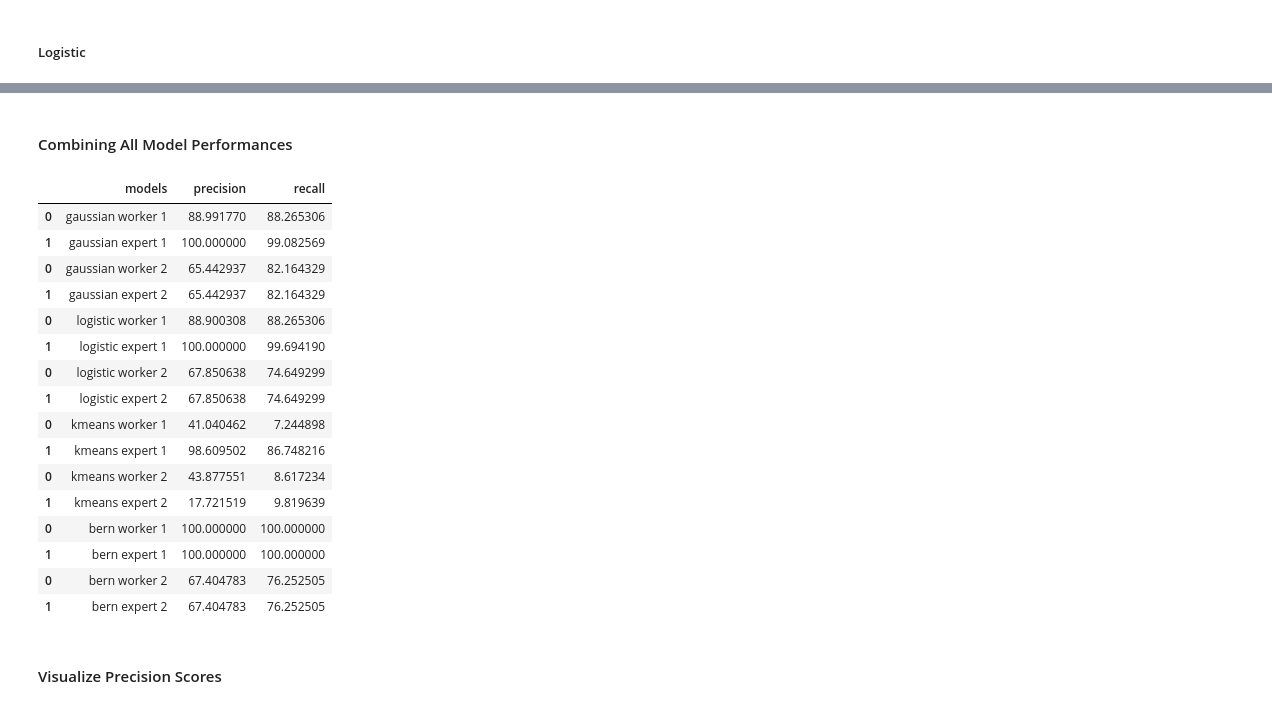
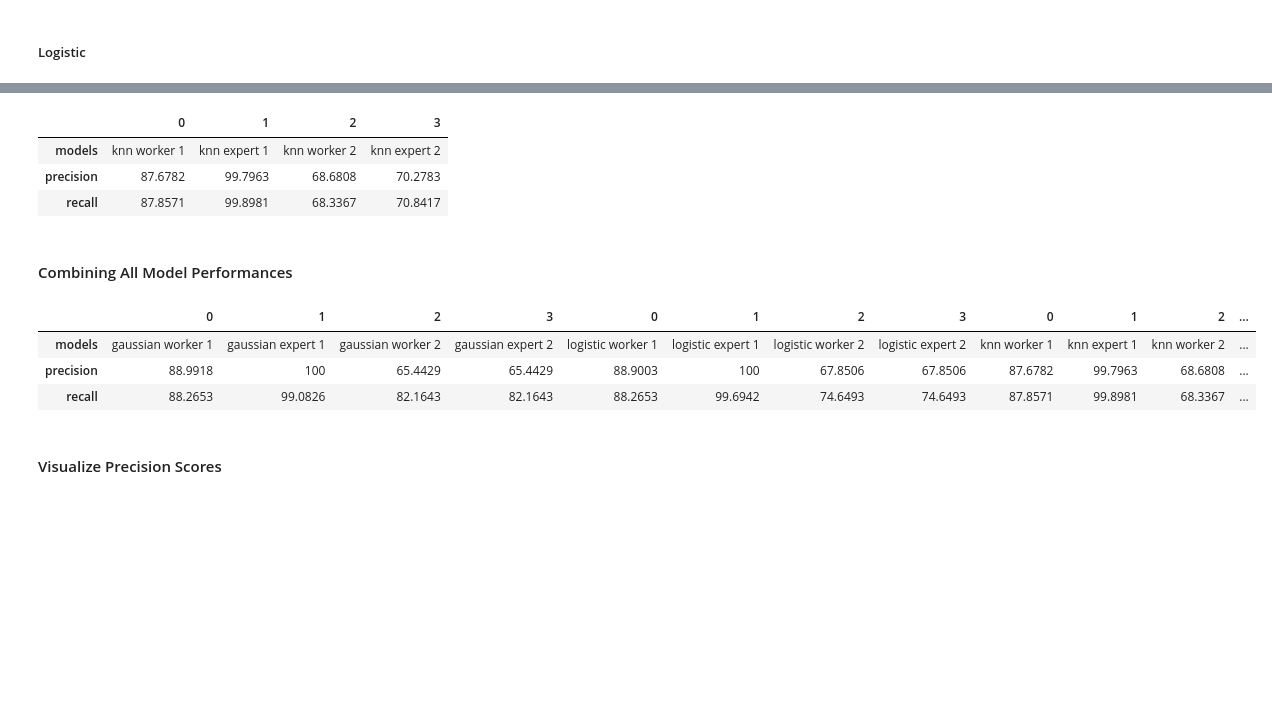
Before and after one commit to Paul-mwaura/CrowdsourcingML, a Jupyter notebook: Amazon_CrowdsourcingML_Final_Python_Notebook.ipynb, the cells around one changed output, grey strips where cells are left out. Saved outputs shown, nothing was run; the diff lists cells and outputs as text; code cells hidden in the pictures; blank space fills up the shorter version.

```diff
--- a/Amazon_CrowdsourcingML_Final_Python_Notebook.ipynb
+++ b/Amazon_CrowdsourcingML_Final_Python_Notebook.ipynb
@@ -547,7 +645,7 @@ KMeans accuracy score: 48.02231237322515%
 # %%
-kmeans_preds = pd.DataFrame.sparse.from_spmatrix(kmeans_preds)
-kmeans_preds.columns=['worker_reviews', 'expert_reviews']
-kmeans_preds.head()
+knn_preds = pd.DataFrame.sparse.from_spmatrix(knn_preds)
+knn_preds.columns=['worker_reviews', 'expert_reviews']
+knn_preds.head()
 # %% [output]
 |  | worker_reviews | expert_reviews |
 | 0 | 0.0 | 0.0 |
@@ -1431,26 +1246,37 @@ bern
+# %%
+precision = pd.DataFrame()
+recall = pd.DataFrame()
+knn = pd.DataFrame()
+
+precision['precision'] = [knn_worker_precision_1, knn_expert_precision_1,
+                          knn_worker_precision_2, knn_expert_precision_2]
+
+recall['recall'] = [knn_worker_recall_1, knn_expert_recall_1,
+                    knn_worker_recall_2, knn_expert_recall_2]
+
+knn['models'] = ['knn worker 1', 'knn expert 1',
+                    'knn worker 2', 'knn expert 2']
+
+
+
+knn = pd.concat([knn, precision, recall], axis=1)
+
+knn.T
+# %% [output]
+|  | 0 | 1 | 2 | 3 |
+| models | knn worker 1 | knn expert 1 | knn worker 2 | knn expert 2 |
+| precision | 87.6782 | 99.7963 | 68.6808 | 70.2783 |
+| recall | 87.8571 | 99.8981 | 68.3367 | 70.8417 |
 # %% [markdown]
 #### Combining All Model Performances
 # %%
-models = pd.concat([gaussian, logistic, kmeans, bern], axis=0)
-models
+models = pd.concat([gaussian, logistic, knn], axis=0)
+models.T
 # %% [output]
-|  | models | precision | recall |
-| 0 | gaussian worker 1 | 88.991770 | 88.265306 |
-| 1 | gaussian expert 1 | 100.000000 | 99.082569 |
-| 0 | gaussian worker 2 | 65.442937 | 82.164329 |
-| 1 | gaussian expert 2 | 65.442937 | 82.164329 |
-| 0 | logistic worker 1 | 88.900308 | 88.265306 |
-| 1 | logistic expert 1 | 100.000000 | 99.694190 |
-| 0 | logistic worker 2 | 67.850638 | 74.649299 |
-| 1 | logistic expert 2 | 67.850638 | 74.649299 |
-| 0 | kmeans worker 1 | 41.040462 | 7.244898 |
-| 1 | kmeans expert 1 | 98.609502 | 86.748216 |
-| 0 | kmeans worker 2 | 43.877551 | 8.617234 |
-| 1 | kmeans expert 2 | 17.721519 | 9.819639 |
-| 0 | bern worker 1 | 100.000000 | 100.000000 |
-| 1 | bern expert 1 | 100.000000 | 100.000000 |
-| 0 | bern worker 2 | 67.404783 | 76.252505 |
-| 1 | bern expert 2 | 67.404783 | 76.252505 |
+|  | 0 | 1 | 2 | 3 | 0 | 1 | 2 | 3 | 0 | 1 | 2 | ... |
+| models | gaussian worker 1 | gaussian expert 1 | gaussian worker 2 | gaussian expert 2 | logistic worker 1 | logistic expert 1 | logistic worker 2 | logistic expert 2 | knn worker 1 | knn expert 1 | knn worker 2 | ... |
+| precision | 88.9918 | 100 | 65.4429 | 65.4429 | 88.9003 | 100 | 67.8506 | 67.8506 | 87.6782 | 99.7963 | 68.6808 | ... |
+| recall | 88.2653 | 99.0826 | 82.1643 | 82.1643 | 88.2653 | 99.6942 | 74.6493 | 74.6493 | 87.8571 | 99.8981 | 68.3367 | ... |
 # %% [markdown]
 #### Visualize Precision Scores
 # %% [markdown]
```
Also changed, not shown: parts of 46 cells of this notebook.
